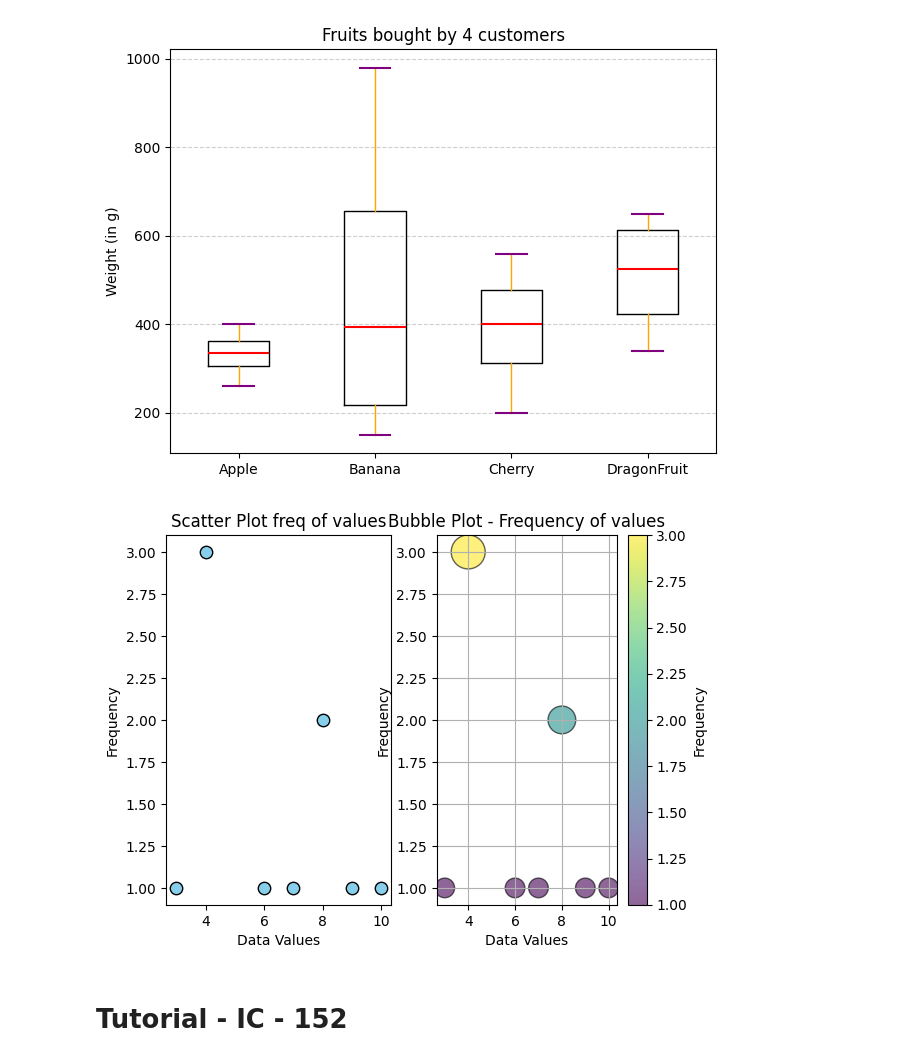
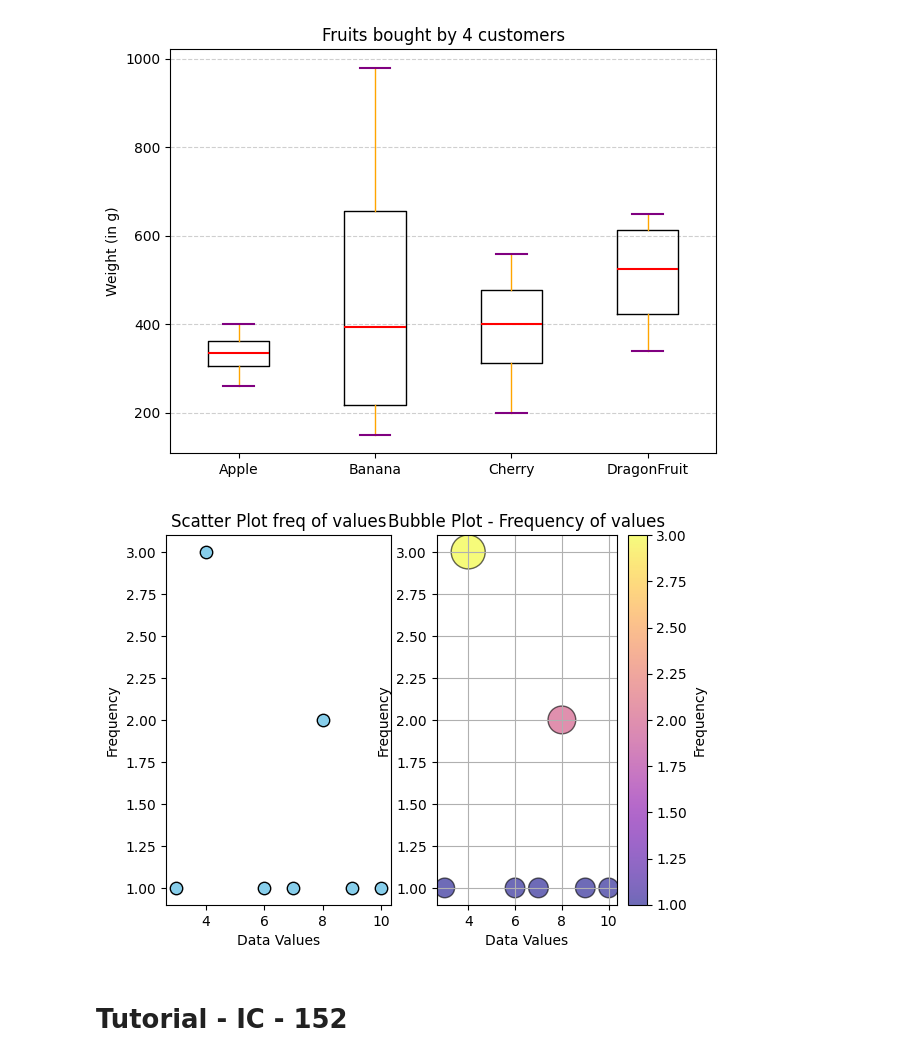
Before and after one commit to InfinityxR9/Python, a Jupyter notebook: ML/prac.ipynb, the cells around one changed output. Drawn from its saved outputs; the diff is of its cells as text; code cells hidden in the pictures.

```diff
--- a/ML/prac.ipynb
+++ b/ML/prac.ipynb
@@ -29,32 +29,33 @@ plt.show()
 # %%
 import matplotlib.pyplot as plt
 data = [3, 4, 4, 4, 6, 7, 8, 8, 9, 10]
 
 unique = sorted(set(data))
 counts = [data.count(i) for i in unique]
 plt.subplot(1, 2, 1)
 
 plt.scatter(unique, counts, color='skyblue',
             marker='o', edgecolors='black', s=80)
 plt.title("Scatter Plot freq of values")
 plt.xlabel("Data Values")
 plt.ylabel("Frequency")
 
 sizes = [count*200 for count in counts]
 colors = counts
 plt.subplot(1, 2, 2)
 plt.scatter(unique, counts, s=sizes, c=colors,
-            cmap='viridis', alpha=0.6, edgecolors='black')
+            cmap='plasma', alpha=0.6, edgecolors='black')
+# can also choose cmap as viridis, magma, plasma, inferno, cividis
 plt.title("Bubble Plot - Frequency of values")
 plt.xlabel("Data Values")
 plt.ylabel("Frequency")
 
 
 plt.colorbar(label="Frequency")
 plt.grid()
 plt.show()
 # %% [output]
-[figure, old version]
+[figure, new version]
 # %% [markdown]
 # Tutorial - IC - 152
 # %%
```
Also changed, not shown: parts of 4 cells of this notebook.
